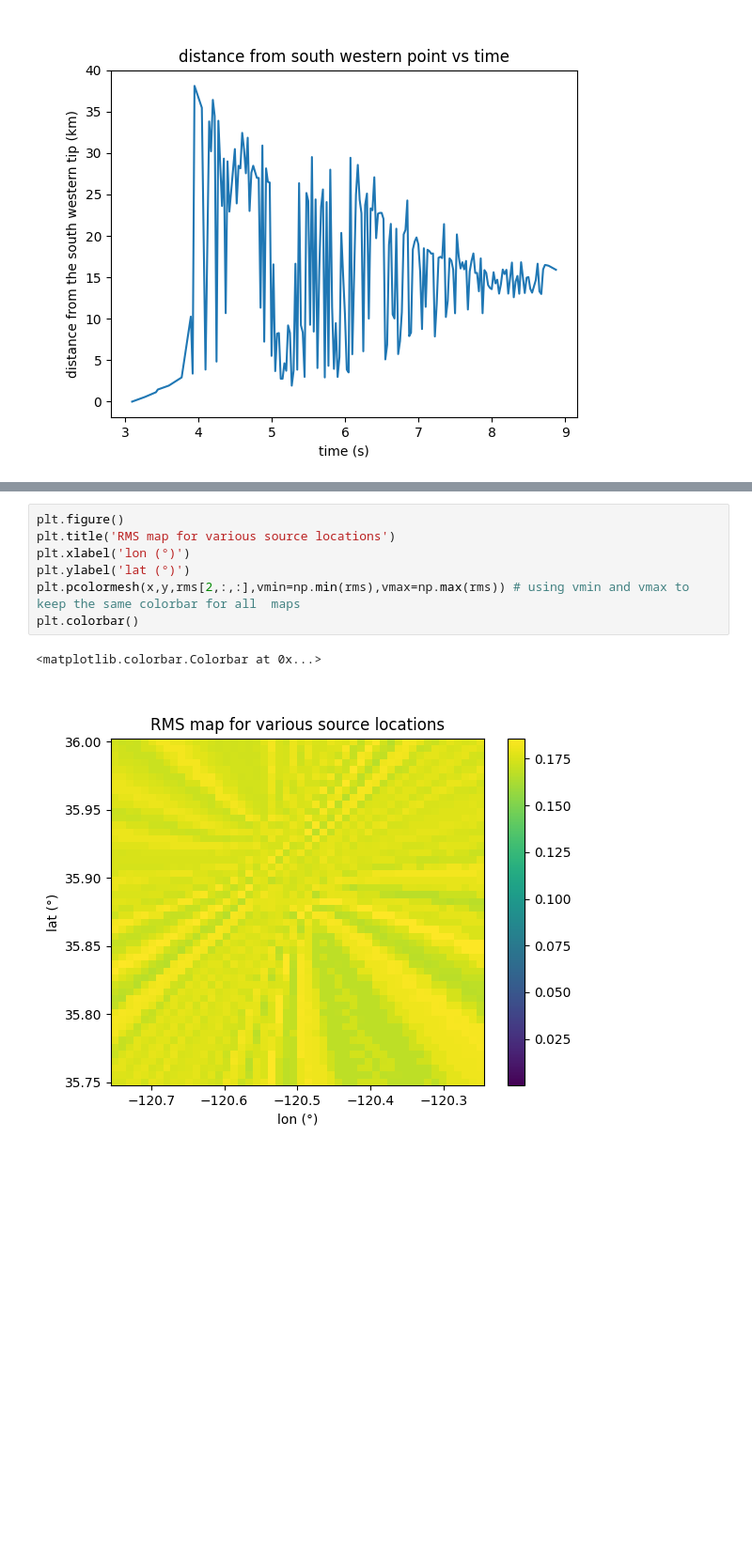
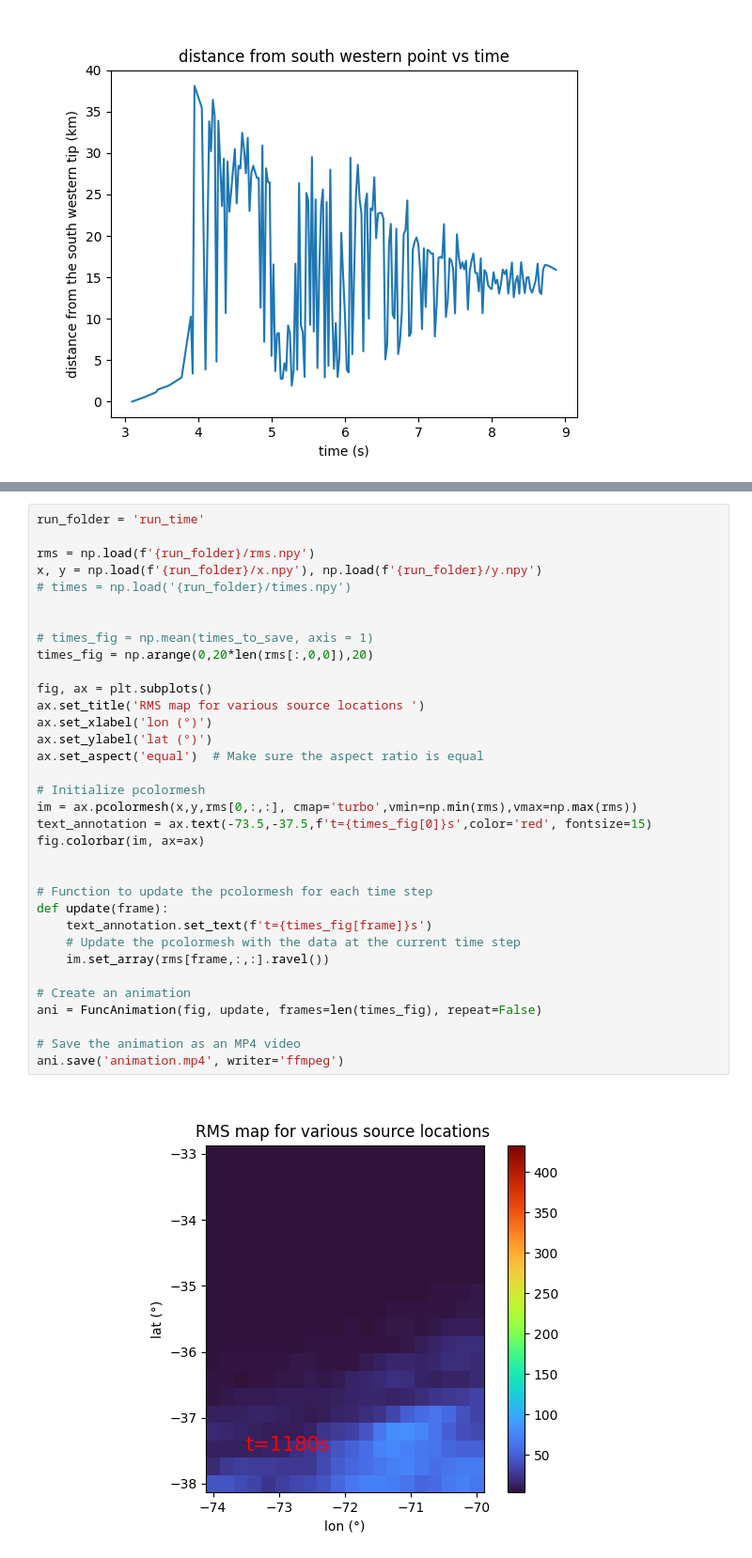
Before and after one commit to Elrondol/doctoral_school, a Jupyter notebook: PROJECT.ipynb, the cells around one changed output, grey strips where cells are left out. Shown at 94% size. Cells and saved outputs as stored; diff of their text form; blank space fills up the shorter version.

```diff
--- a/PROJECT.ipynb
+++ b/PROJECT.ipynb
@@ -463,10 +466,36 @@ for l in tqdm(range(nt//plage)): #looping over the different ranges, so the diff
 # %%
-plt.figure()
-plt.title('RMS map for various source locations')
-plt.xlabel('lon (°)')
-plt.ylabel('lat (°)')
-plt.pcolormesh(x,y,rms[2,:,:],vmin=np.min(rms),vmax=np.max(rms)) # using vmin and vmax to keep the same colorbar for all  maps
-plt.colorbar()
+run_folder = 'run_time'
+
+rms = np.load(f'{run_folder}/rms.npy')
+x, y = np.load(f'{run_folder}/x.npy'), np.load(f'{run_folder}/y.npy')
+# times = np.load('{run_folder}/times.npy')
+
+
+# times_fig = np.mean(times_to_save, axis = 1)
+times_fig = np.arange(0,20*len(rms[:,0,0]),20)
+
+fig, ax = plt.subplots()
+ax.set_title('RMS map for various source locations ')
+ax.set_xlabel('lon (°)')
+ax.set_ylabel('lat (°)')
+ax.set_aspect('equal')  # Make sure the aspect ratio is equal
+
+# Initialize pcolormesh
+im = ax.pcolormesh(x,y,rms[0,:,:], cmap='turbo',vmin=np.min(rms),vmax=np.max(rms))
+text_annotation = ax.text(-73.5,-37.5,f't={times_fig[0]}s',color='red', fontsize=15)
+fig.colorbar(im, ax=ax)
+
+
+# Function to update the pcolormesh for each time step
+def update(frame):
+    text_annotation.set_text(f't={times_fig[frame]}s')
+    # Update the pcolormesh with the data at the current time step
+    im.set_array(rms[frame,:,:].ravel())
+
+# Create an animation
+ani = FuncAnimation(fig, update, frames=len(times_fig), repeat=False)
+
+# Save the animation as an MP4 video
+ani.save('animation.mp4', writer='ffmpeg')
 # %% [output]
-<matplotlib.colorbar.Colorbar at 0x...>
-[figure, old version]
+[figure, new version]
```
Also changed, not shown: parts of 7 cells of this notebook, 2 other files.
